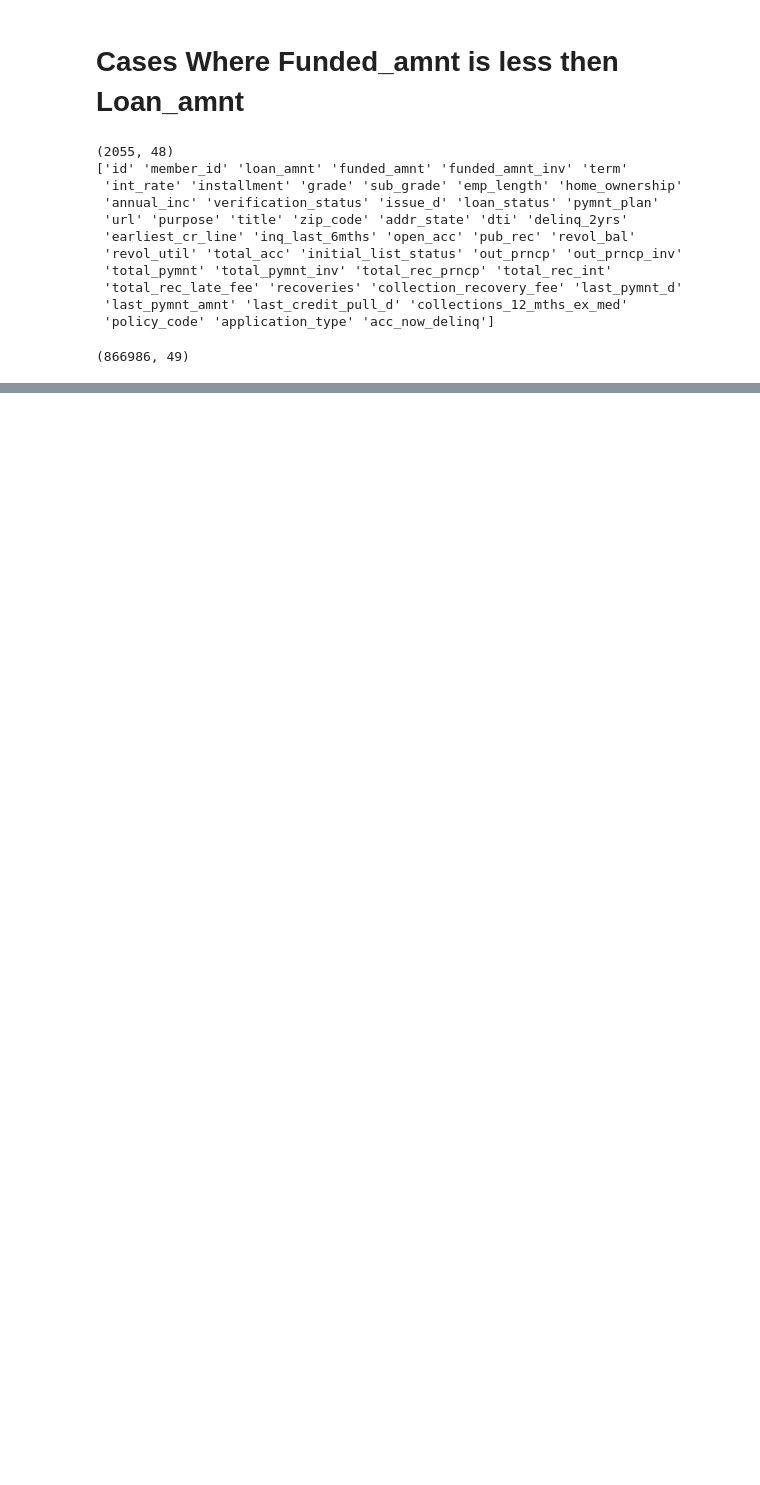
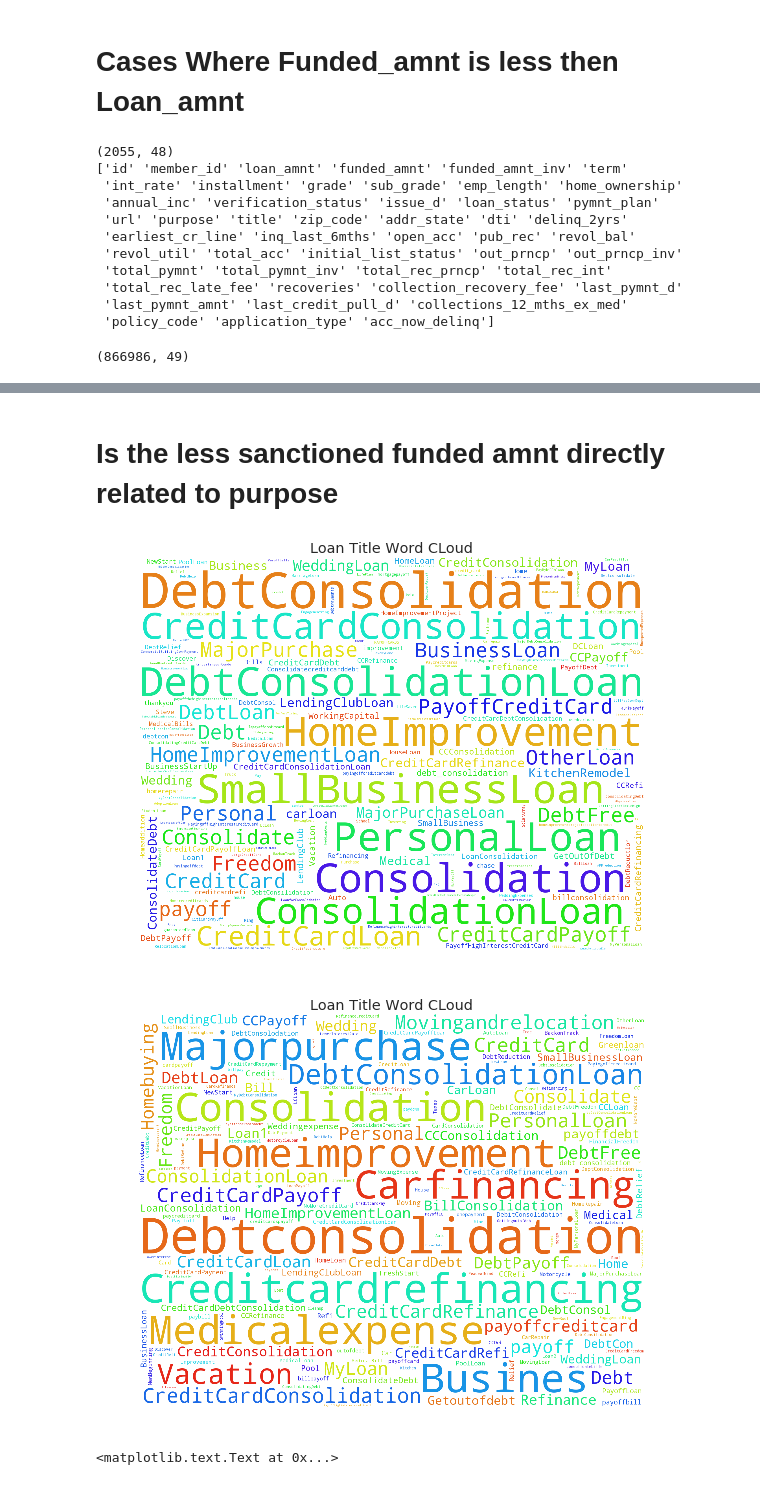
Before and after one commit to thakursc1-zz/Lending_Club_data_analysis, a Jupyter notebook: Special Analysis.ipynb, the cells around one changed output, grey strips where cells are left out. Drawn from its saved outputs; the diff is of its cells as text; code cells hidden in the pictures; blank space fills up the shorter version.

```diff
--- a/Special Analysis.ipynb
+++ b/Special Analysis.ipynb
@@ -233,0 +303,60 @@ years.value_counts().plot(kind='bar',figsize=(12,10))
+# %% [markdown]
+# Is the less sanctioned funded amnt directly related to purpose
+# %%
+text = list(df.title)
+t = []
+for i in text:
+    t.append("".join(i.split()))
+t = " ".join(t)
+wc = WordCloud(background_color="white",
+               stopwords=STOPWORDS.add('loan'),width=1800,
+                      height=1400,margin=10)
+# generate word cloud
+wc = wc.generate(t)
+# show
+fig2 = plt.figure(figsize = (20,10)) # create a 5 x 5 figure
+ax3 = fig2.add_subplot(121)
+ax3.imshow(wc)
+ax3.set_title('Loan Title Word CLoud')
+plt.axis("off")
+plt.show()
+
+### I guess the word cloud says all of it
+
+text = list(not_df.title)
+t = []
+for i in text:
+    t.append("".join(i.split()))
+t = " ".join(t)
+wc = WordCloud(background_color="white",
+               stopwords=STOPWORDS.add('loan'),width=1800,
+                      height=1400,margin=10)
+# generate word cloud
+wc = wc.generate(t)
+# show
+
+
+fig2 = plt.figure(figsize = (20,10)) # create a 5 x 5 figure
+ax3 = fig2.add_subplot(121)
+ax3.imshow(wc)
+ax3.set_title('Loan Title Word CLoud')
+plt.axis("off")
+plt.show()
+
+
+fig2 = plt.figure(figsize = (20,10)) # create a 5 x 5 figure
+fig2.add_subplot(121)
+df.purpose.value_counts().plot(kind="bar",fontsize=25)
+plt.title("Purpose Value COunts for funded_amnt<loan_amnt")
+
+fig2.add_subplot(122)
+not_df.purpose.value_counts().plot(kind="bar",fontsize=25)
+plt.title("Purpose Value COunts loan_amnt=funded_amnt")
+
+
+
+### There is no differece observed here as well
+# %% [output]
+[figure, added]
+[figure, added]
+<matplotlib.text.Text at 0x...>
```
Also changed, not shown: parts of 12 cells of this notebook.
